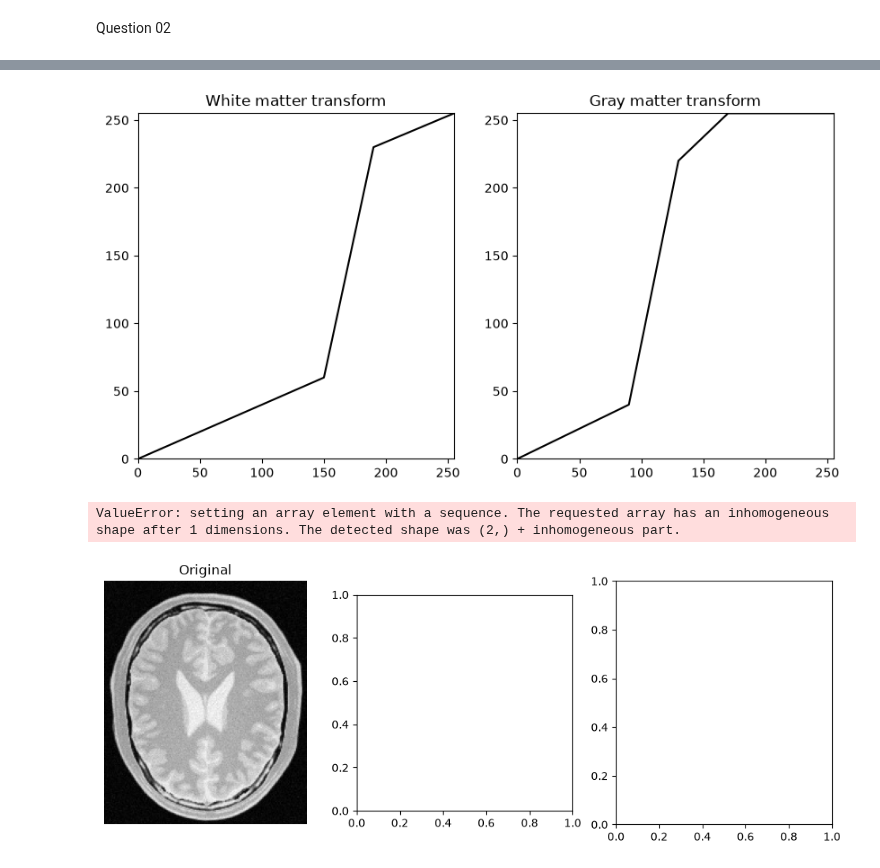
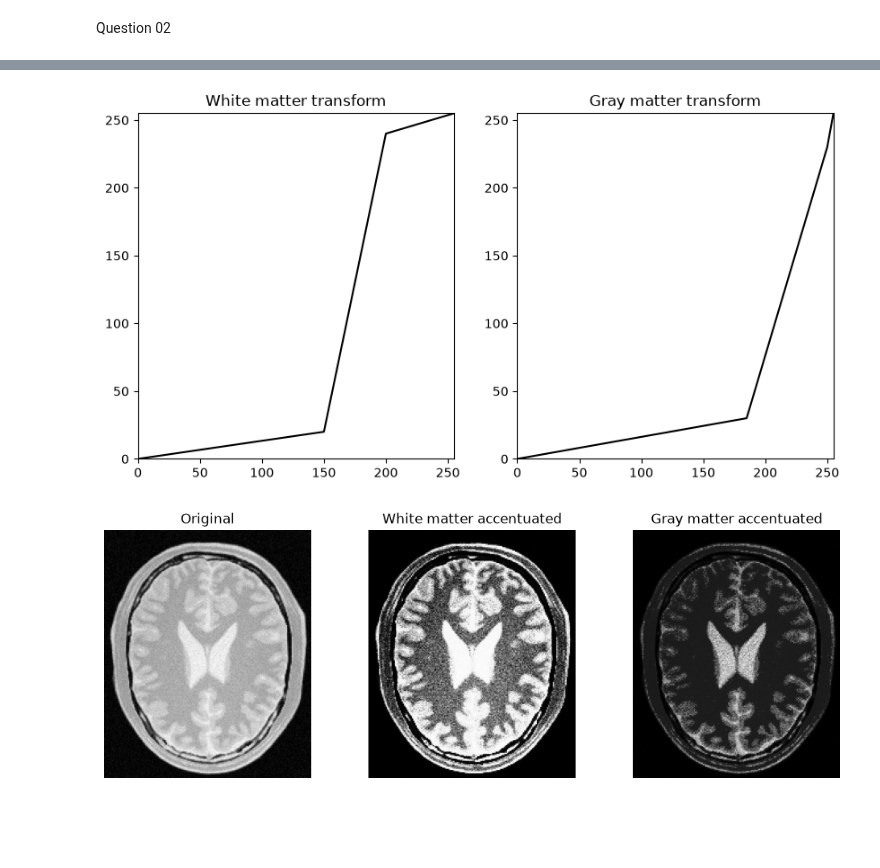
Before and after one commit to Upani-Gunathunga/EN3160-Assignment-01, a Jupyter notebook: 230218G_a01.ipynb, the cells around one changed output, grey strips where cells are left out. Drawn from its saved outputs; the diff is of its cells as text; code cells hidden in the pictures; blank space fills up the shorter version.

```diff
--- a/230218G_a01.ipynb
+++ b/230218G_a01.ipynb
@@ -52,19 +52,19 @@ def intensity_transform(im, breakpoints):
         lut[idx] = np.linspace(y0, y1, x1 - x0, endpoint=False)
     lut[255] = breakpoints[-1][1]
     lut = np.clip(lut, 0, 255).astype(np.uint8)
-    return cv2.LUT(im, lut), lut
+    return cv2.LUT(im, lut)
 
 face_input = cv2.imread("images/q1.jpeg", cv2.IMREAD_GRAYSCALE)
 
 breakpoint_sets = {
     "Set 1 (assignment example)": [(0, 0), (50, 50), (100, 150), (150, 255), (255, 255)],
-    "Set 2 (Fig 1a)":    [(0, 0), (50, 100), (150, 250), (150, 150), (255, 255)],
-    "Set 3 (example3)": [(0, 0), (60, 30), (128, 128), (200, 225), (255, 255)],
+    "Set 2 (Fig 1a, sawtooth)":    [(0, 0), (50, 100), (150, 250), (150, 150), (255, 255)],
+    "Set 3 (experiment, S-curve)": [(0, 0), (60, 30), (128, 128), (200, 225), (255, 255)],
 }
 
 results = {}
 for name, bp in breakpoint_sets.items():
-    out, lut = intensity_transform(face_input, bp)
+    out = intensity_transform(face_input, bp)
     results[name] = (bp, out)
 
 fig, axes = plt.subplots(len(results), 3, figsize=(12, 4 * len(results)))
@@ -94,38 +111,38 @@ Question 02
 # %%
 mri_input = cv2.imread("images/q2.jpeg", cv2.IMREAD_GRAYSCALE)
 
-white_breaks = [(0, 0), (150, 60), (190, 230), (255, 255)]
-gray_breaks = [(0, 0), (90, 40), (130, 220), (170, 255), (255, 255)]
-
+# white_breaks = [(0, 0), (150, 60), (190, 230), (255, 255)]
+# gray_breaks = [(0, 0), (90, 40), (130, 220), (170, 255), (255, 255)]
+white_breaks = [(0, 0), (150, 20), (200, 240), (255, 255)]
+gray_breaks = [(0, 0), (185, 30), (250, 230), (255, 255)]
 white_result = intensity_transform(mri_input, white_breaks)
 gray_result = intensity_transform(mri_input, gray_breaks)
 
 x_white, y_white = zip(*white_breaks)
 x_gray, y_gray = zip(*gray_breaks)
 
 fig_curves, axis_curves = plt.subplots(1, 2, figsize=(10, 5))
 axis_curves[0].plot(x_white, y_white, color="black")
 axis_curves[0].set_title("White matter transform")
 axis_curves[0].set_xlim(0, 255)
 axis_curves[0].set_ylim(0, 255)
 axis_curves[1].plot(x_gray, y_gray, color="black")
 axis_curves[1].set_title("Gray matter transform")
 axis_curves[1].set_xlim(0, 255)
 axis_curves[1].set_ylim(0, 255)
 plt.show()
 
 fig_tissue, axis_tissue = plt.subplots(1, 3, figsize=(12, 4))
 axis_tissue[0].imshow(mri_input, cmap="gray")
 axis_tissue[0].set_title("Original")
 axis_tissue[0].axis("off")
 axis_tissue[1].imshow(white_result, cmap="gray")
 axis_tissue[1].set_title("White matter accentuated")
 axis_tissue[1].axis("off")
 axis_tissue[2].imshow(gray_result, cmap="gray")
 axis_tissue[2].set_title("Gray matter accentuated")
 axis_tissue[2].axis("off")
 plt.show()
 # %% [output]
-[figure, old version]
+[figure, new version]
-ValueError: setting an array element with a sequence. The requested array has an inhomogeneous shape after 1 dimensions. The detected shape was (2,) + inhomogeneous part.
-[figure, old version]
+[figure, new version]
```
Also changed, not shown: parts of 2 cells of this notebook.
